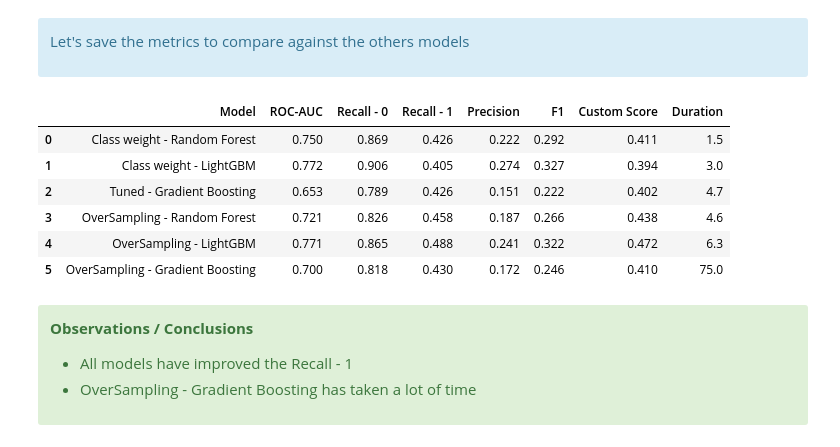
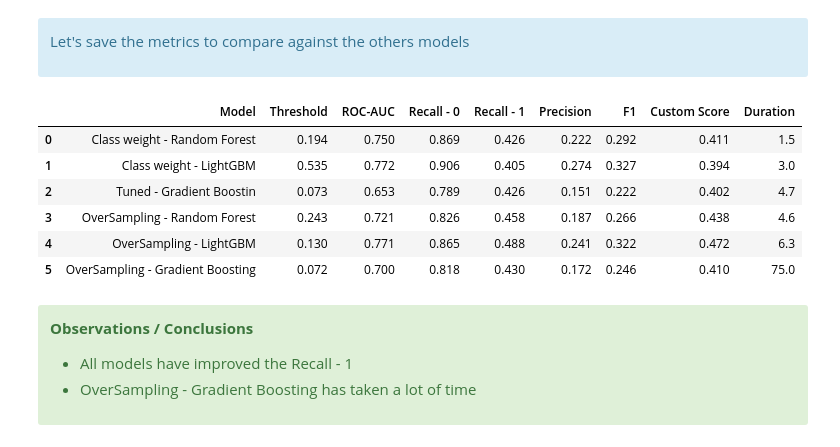
Before and after one commit to samirhinojosa/OC-P7-IMPLEMENT-A-SCORING-MODEL, a Jupyter notebook: notebooks/notebook-modeling-aws.ipynb, the cells around one changed output. Cells and saved outputs as stored; diff of their text form; code cells hidden in the pictures.

```diff
--- a/notebooks/notebook-modeling-aws.ipynb
+++ b/notebooks/notebook-modeling-aws.ipynb
@@ -1193,5 +1197,5 @@ df_temp = pd.DataFrame({
 })
 # %%
 df_models_metrics_complete = pd.concat([df_models_metrics_complete, df_temp])
-df_models_metrics_complete.reset_index(drop=True)
+df_models_metrics_complete.reset_index(drop=True, inplace=True)
 # %% [output]
@@ -1333,0 +1317,16 @@ df_models_metrics_complete.reset_index(drop=True)
+# %%
+df_temp = pd.DataFrame({
+    "Model" : ["OverSampling - Random Forest"],
+    "Threshold" : threshold,
+    "ROC-AUC" : roc_auc,
+    "Recall - 0" : recall_0,
+    "Recall - 1" : recall_1,
+    "Precision" : precision,
+    "F1" : f1,
+    "Custom Score" : custom,
+    "Duration" : round(end_time_model/60, 1)
+})
+# %%
+df_models_metrics_complete = pd.concat([df_models_metrics_complete, df_temp])
+df_models_metrics_complete.reset_index(drop=True, inplace=True)
+df_models_metrics_complete
@@ -1454,14 +1449,27 @@ df_temp = pd.DataFrame({
+# %%
+df_temp = pd.DataFrame({
+    "Model" : ["OverSampling - Random Forest"],
+    "Threshold" : threshold,
+    "ROC-AUC" : roc_auc,
+    "Recall - 0" : recall_0,
+    "Recall - 1" : recall_1,
+    "Precision" : precision,
+    "F1" : f1,
+    "Custom Score" : custom,
+    "Duration" : round(end_time_model/60, 1)
+})
 # %%
 df_models_metrics_complete = pd.concat([df_models_metrics_complete, df_temp])
-df_models_metrics_complete.reset_index(drop=True)
+df_models_metrics_complete.reset_index(drop=True, inplace=True)
+df_models_metrics_complete
 # %% [output]
-|  | Model | ROC-AUC | Recall - 0 | Recall - 1 | Precision | F1 | Custom Score | Duration |
-| 0 | Class weight - Random Forest | 0.750 | 0.869 | 0.426 | 0.222 | 0.292 | 0.411 | 1.5 |
-| 1 | Class weight - LightGBM | 0.772 | 0.906 | 0.405 | 0.274 | 0.327 | 0.394 | 3.0 |
-| 2 | Tuned - Gradient Boosting | 0.653 | 0.789 | 0.426 | 0.151 | 0.222 | 0.402 | 4.7 |
-| 3 | OverSampling - Random Forest | 0.721 | 0.826 | 0.458 | 0.187 | 0.266 | 0.438 | 4.6 |
-| 4 | OverSampling - LightGBM | 0.771 | 0.865 | 0.488 | 0.241 | 0.322 | 0.472 | 6.3 |
-| 5 | OverSampling - Gradient Boosting | 0.700 | 0.818 | 0.430 | 0.172 | 0.246 | 0.410 | 75.0 |
+|  | Model | Threshold | ROC-AUC | Recall - 0 | Recall - 1 | Precision | F1 | Custom Score | Duration |
+| 0 | Class weight - Random Forest | 0.194 | 0.750 | 0.869 | 0.426 | 0.222 | 0.292 | 0.411 | 1.5 |
+| 1 | Class weight - LightGBM | 0.535 | 0.772 | 0.906 | 0.405 | 0.274 | 0.327 | 0.394 | 3.0 |
+| 2 | Tuned - Gradient Boostin | 0.073 | 0.653 | 0.789 | 0.426 | 0.151 | 0.222 | 0.402 | 4.7 |
+| 3 | OverSampling - Random Forest | 0.243 | 0.721 | 0.826 | 0.458 | 0.187 | 0.266 | 0.438 | 4.6 |
+| 4 | OverSampling - LightGBM | 0.130 | 0.771 | 0.865 | 0.488 | 0.241 | 0.322 | 0.472 | 6.3 |
+| 5 | OverSampling - Gradient Boosting | 0.072 | 0.700 | 0.818 | 0.430 | 0.172 | 0.246 | 0.410 | 75.0 |
 # %% [markdown]
 <div class="alert alert-block alert-success">
     <p><b>Observations / Conclusions</b></p>
```
Also changed, not shown: parts of 19 cells of this notebook, 6 other files.
